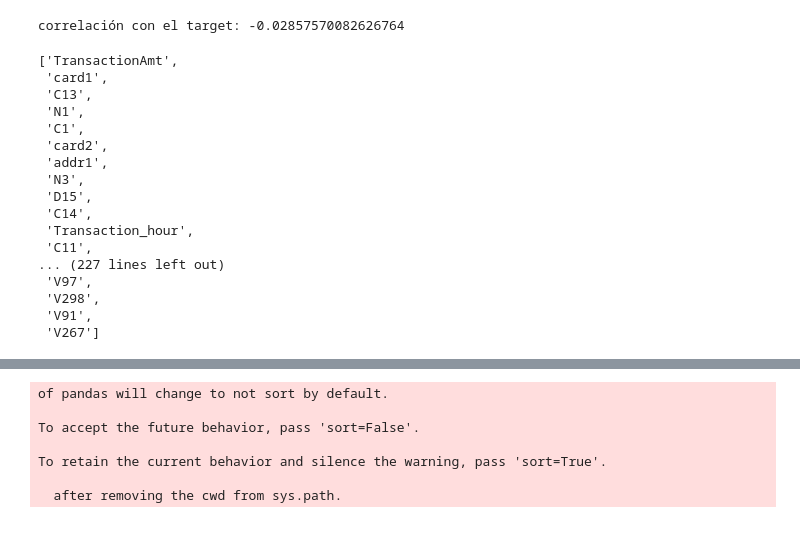
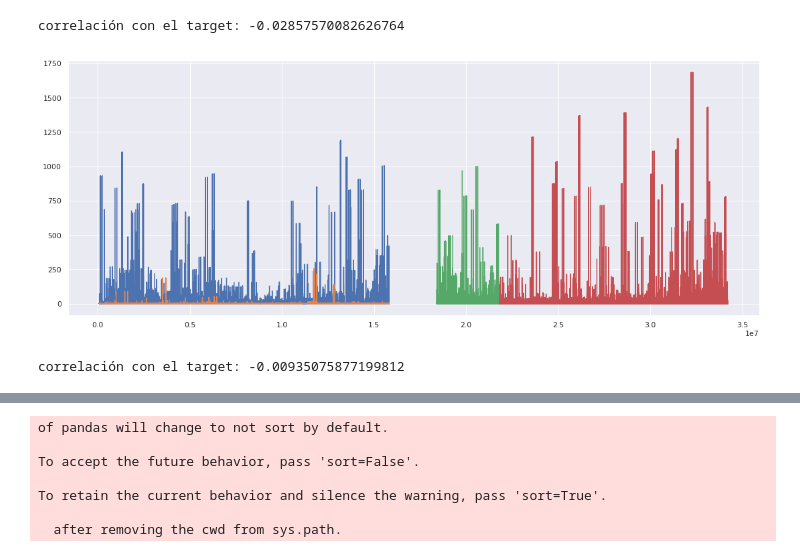
Before and after one commit to rodgomrod/kaggle_ieee_fraud, a Jupyter notebook: exploring_features_2nd_round.ipynb, the cells around one changed output, grey strips where cells are left out. Saved outputs shown, nothing was run; the diff lists cells and outputs as text; code cells hidden in the pictures.

Commit message:
new plots

```diff
--- a/exploring_features_2nd_round.ipynb
+++ b/exploring_features_2nd_round.ipynb
@@ -33,7 +33,7 @@ X_cols = df_imp[df_imp.importance > 0.1].feature.to_list()
 data_folder = 'input'
 # %%
 train = pd.read_csv(data_folder+'/train_ft_eng_0.csv', dtype = schema_generated_0)
-# test = pd.read_csv(data_folder+'/test_ft_eng_0.csv', dtype = schema_generated_0, usecols=X_cols+['TransactionDT']).sort_values('TransactionDT')
+test = pd.read_csv(data_folder+'/test_ft_eng_0.csv', dtype = schema_generated_0)
 # %%
 train.shape
 # %% [output]
@@ -48,12 +48,16 @@ train.head()
 | 3 | 2.0 | 0.0 | 1.0 | 0.0 | 25.0 | 1.0 | 5.0 | 0.0 | 0.0 | 0.0 | ... | ... |
 | 4 | 1.0 | 1.0 | 1.0 | 0.0 | 1.0 | 1.0 | 1.0 | 0.0 | 0.0 | 0.0 | ... | ... |
 5 rows × 576 columns
+# %%
+public_test_size = int(len(test)*0.2)
 # %%
 def plot_new():
     fig, ax = plt.subplots()
     fig.set_size_inches(18.5, 7)
     ax.plot(train[train.isFraud == 0].TransactionDT, train[train.isFraud == 0].new)
     ax.plot(train[train.isFraud == 1].TransactionDT, train[train.isFraud == 1].new)
+    ax.plot(test.TransactionDT[:public_test_size], test.new[:public_test_size])
+    ax.plot(test.TransactionDT[public_test_size:], test.new[public_test_size:])
     plt.show()
     gc.collect()
 
@@ -505,23 +509,10 @@ plot_new()
 # %% [output]
 [figure]
 correlación con el target: -0.02857570082626764
-# %%
-X_cols
-# %% [output]
-['TransactionAmt',
- 'card1',
- 'C13',
- 'N1',
- 'C1',
- 'card2',
- 'addr1',
- 'N3',
- 'D15',
- 'C14',
- 'Transaction_hour',
- 'C11',
-... (227 lines left out)
- 'V97',
- 'V298',
- 'V91',
- 'V267']
+# %%
+train['new'] = train.D15 / train.groupby(['addr1','addr2', 'card1']).transform('std')['D15']
+test['new'] = test.D15 / test.groupby(['addr1','addr2', 'card1']).transform('std')['D15']
+plot_new()
+# %% [output]
+[figure, added]
+correlación con el target: -0.00935075877199812
```
Also changed, not shown: parts of 5 cells of this notebook, 1 other file.
